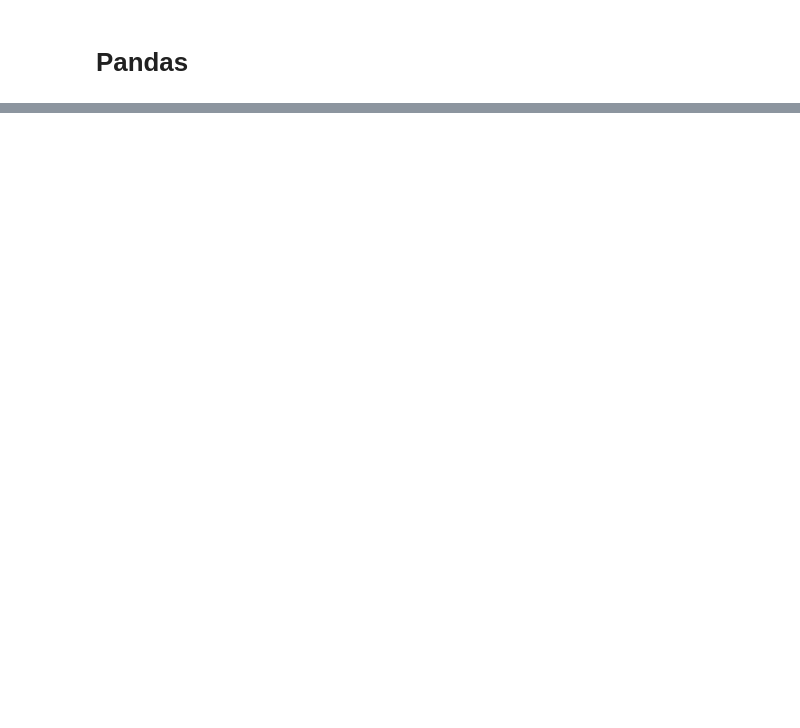
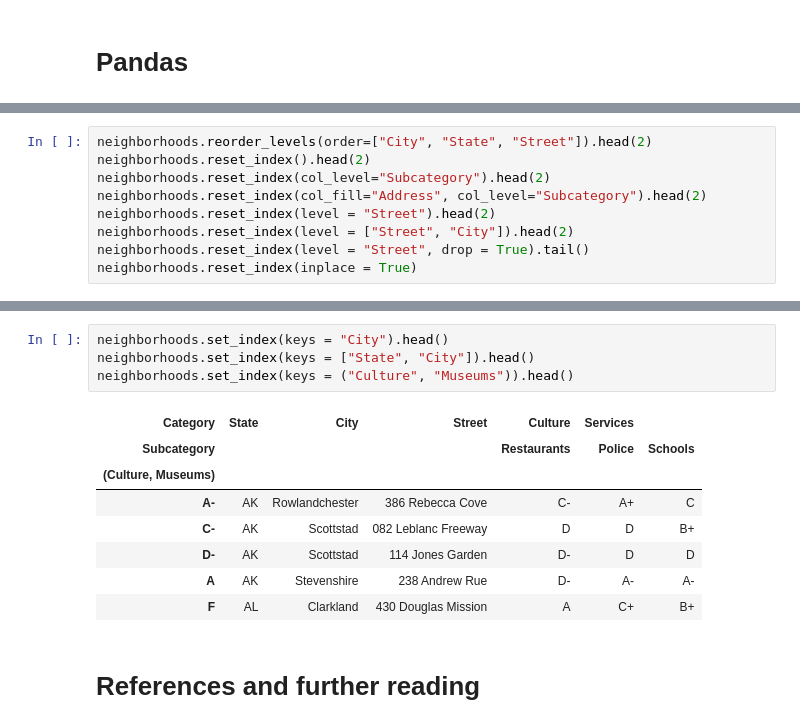
Before and after one commit to victorviro/Machine-Learning-Python, a Jupyter notebook: Pandas.ipynb, the cells around one changed output, grey strips where cells are left out. Saved outputs shown, nothing was run; the diff lists cells and outputs as text; blank space fills up the shorter version.

```diff
--- a/Pandas.ipynb
+++ b/Pandas.ipynb
@@ -792,0 +2315,9 @@ my_DF
+# %%
+neighborhoods.reorder_levels(order=["City", "State", "Street"]).head(2)
+neighborhoods.reset_index().head(2)
+neighborhoods.reset_index(col_level="Subcategory").head(2)
+neighborhoods.reset_index(col_fill="Address", col_level="Subcategory").head(2)
+neighborhoods.reset_index(level = "Street").head(2)
+neighborhoods.reset_index(level = ["Street", "City"]).head(2)
+neighborhoods.reset_index(level = "Street", drop = True).tail()
+neighborhoods.reset_index(inplace = True)
@@ -792,0 +2339,15 @@ my_DF
+# %%
+neighborhoods.set_index(keys = "City").head()
+neighborhoods.set_index(keys = ["State", "City"]).head()
+neighborhoods.set_index(keys = ("Culture", "Museums")).head()
+# %% [output]
+| Category | State | City | Street | Culture | Services |  |
+| Subcategory |  |  |  | Restaurants | Police | Schools |
+| (Culture, Museums) |  |  |  |  |  |  |
+| A- | AK | Rowlandchester | 386 Rebecca Cove | C- | A+ | C |
+| C- | AK | Scottstad | 082 Leblanc Freeway | D | D | B+ |
+| D- | AK | Scottstad | 114 Jones Garden | D- | D | D |
+| A | AK | Stevenshire | 238 Andrew Rue | D- | A- | A- |
+| F | AL | Clarkland | 430 Douglas Mission | A | C+ | B+ |
+# %% [markdown]
+# References and further reading <a name="13"></a>
```
Also changed, not shown: parts of 341 cells of this notebook.
